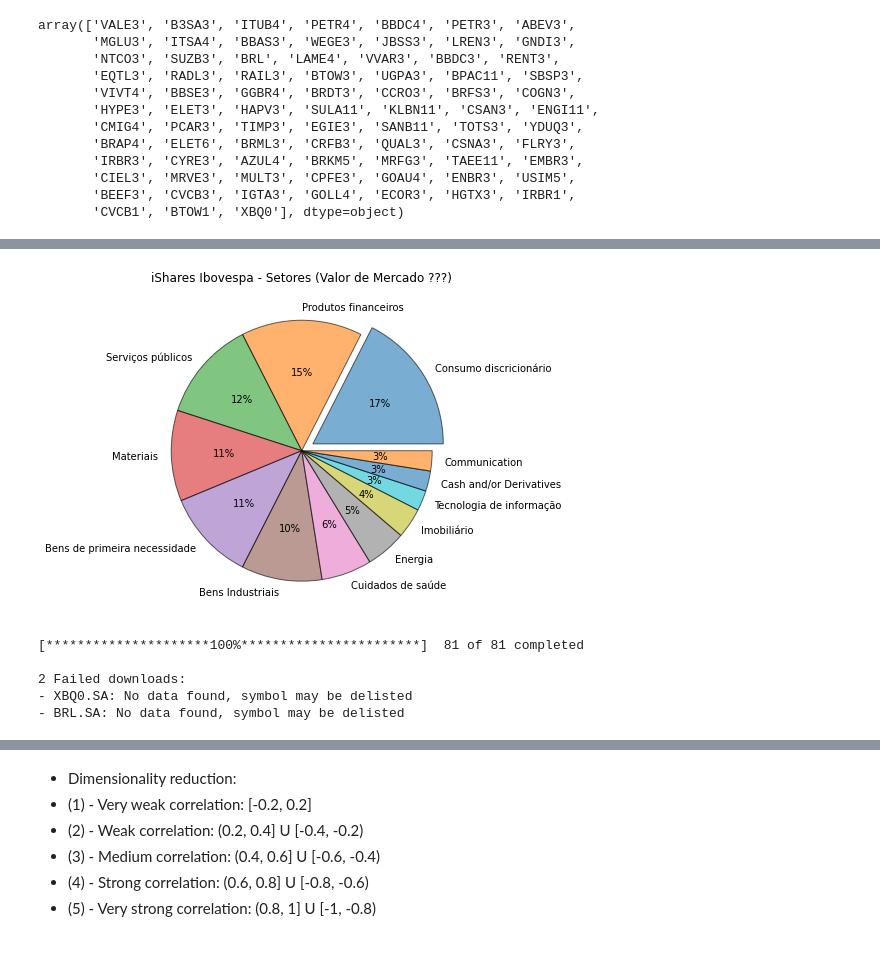
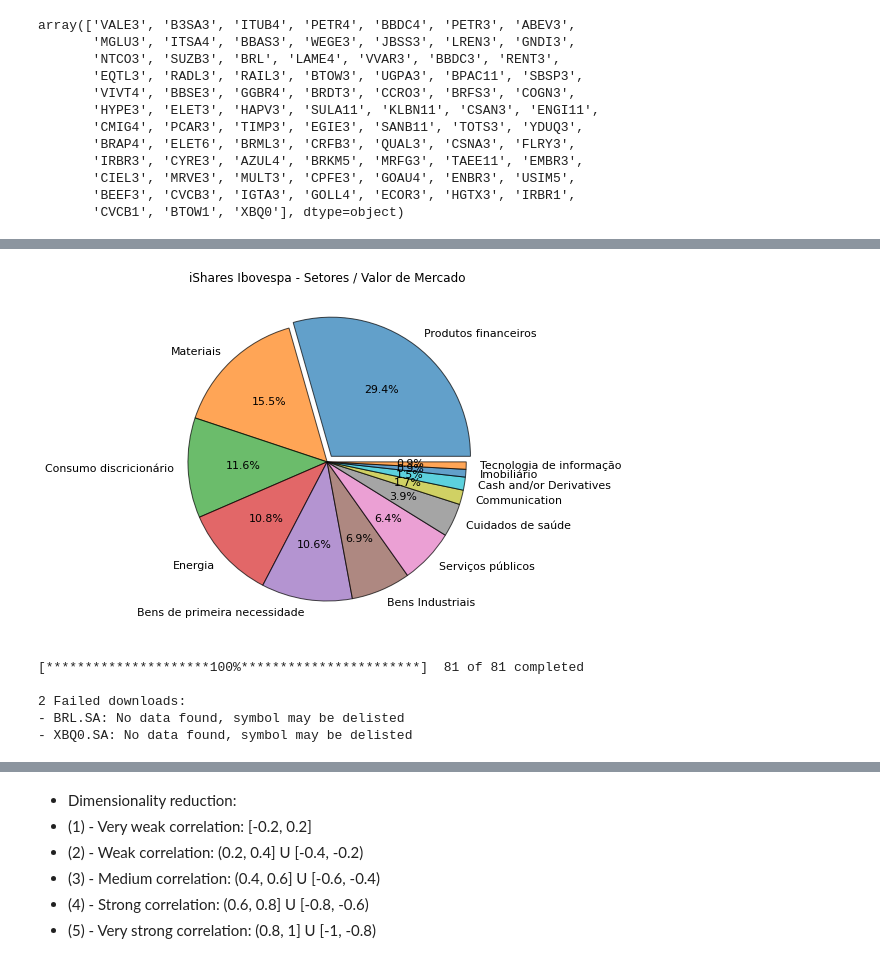
Before and after one commit to antoniosalomao/Rafter_A1, a Jupyter notebook: rafter_presentation.ipynb, the cells around one changed output, grey strips where cells are left out. Cells and saved outputs as stored; diff of their text form; code cells hidden in the pictures.

```diff
--- a/rafter_presentation.ipynb
+++ b/rafter_presentation.ipynb
@@ -518,0 +527,18 @@ Name: Setor, dtype: int64
+# %%
+# Inspecting Setor:
+
+setor_info = ishares_bova11.Setor.value_counts()
+setor_info = setor_info.reset_index()
+setor_setor = setor_info['index'].tolist()
+setor_count = setor_info.Setor.tolist()
+
+dict_setor_info = { 'Setor': setor_setor,
+                    'Count': setor_count,
+                    'Valor_de_Mercado': list_vm}
+
+df_setor_info = pd.DataFrame(dict_setor_info)
+df_setor_info = df_setor_info.sort_values('Valor_de_Mercado', ascending=False)
+df_setor_info = df_setor_info.reset_index()
+df_setor_info = df_setor_info.iloc[:, 1:4]
+
+df_setor_info
@@ -519,36 +559,38 @@ Name: Setor, dtype: int64
 # %%
 # Setor Pie Chart
 
 # ADD WEIGHTS FOR EACH SECTOR
 
-list_setor_keys = ishares_bova11.Setor.value_counts().index.tolist()
-list_setor_vals = ishares_bova11.Setor.value_counts().tolist()
+list_setor_keys = df_setor_info.Setor.tolist()
+list_setor_vals = df_setor_info['Valor_de_Mercado'].tolist()
 
 my_dict_setor = {}
 
 for i, j in enumerate(list_setor_vals):
     key = list_setor_keys[i]
     my_dict_setor[key] = j
 
-plt.figure(figsize=(6, 6))
+plt.figure(figsize=(8, 8))
 
 array_zeros = np.zeros(len(list_setor_keys)-1).tolist()
-expl = [0.1] + array_zeros
+array_ones = np.ones(len(list_setor_keys)-1)
+expl = [0.075] + array_zeros
 
-alpha=0.6
+alpha=0.7
 which_wedge = 4
 n = plt.pie(my_dict_setor.values(), labels=my_dict_setor.keys(), shadow=False,
-        autopct='%1.0f%%',explode=expl, wedgeprops={'edgecolor': 'black'})
+        autopct='%1.1f%%',explode=expl, wedgeprops={'edgecolor': 'black'}, textprops={'fontsize': 11})
 
 j = list(range(0, len(list_setor_keys)))
 
 for i in j:
     n[0][i].set_alpha(alpha)
 
-plt.title('iShares Ibovespa - Setores (Valor de Mercado ???)')
+plt.tight_layout()
+plt.title('iShares Ibovespa - Setores / Valor de Mercado')
 plt.show()
 # %% [output]
-[figure, old version]
+[figure, new version]
 # %%
 # Creating yahoo tickers:
 
@@ -562,10 +604,10 @@ for i in list(range(0, len(tickers_br))):
 bova11_yahoo = ['BOVA11.SA']
 tickers_yahoo = bova11_yahoo + tickers_yahoo
 # %%
-df_main_full = yf.download(tickers_yahoo, start=start_i, parse_dates=True)
+df_main_INDEX = yf.download(tickers_yahoo, start=start_i, parse_dates=True)
 # %% [output]
 [*********************100%***********************]  81 of 81 completed
 
 2 Failed downloads:
+- BRL.SA: No data found, symbol may be delisted
 - XBQ0.SA: No data found, symbol may be delisted
-- BRL.SA: No data found, symbol may be delisted
```
Also changed, not shown: parts of 23 cells of this notebook.
